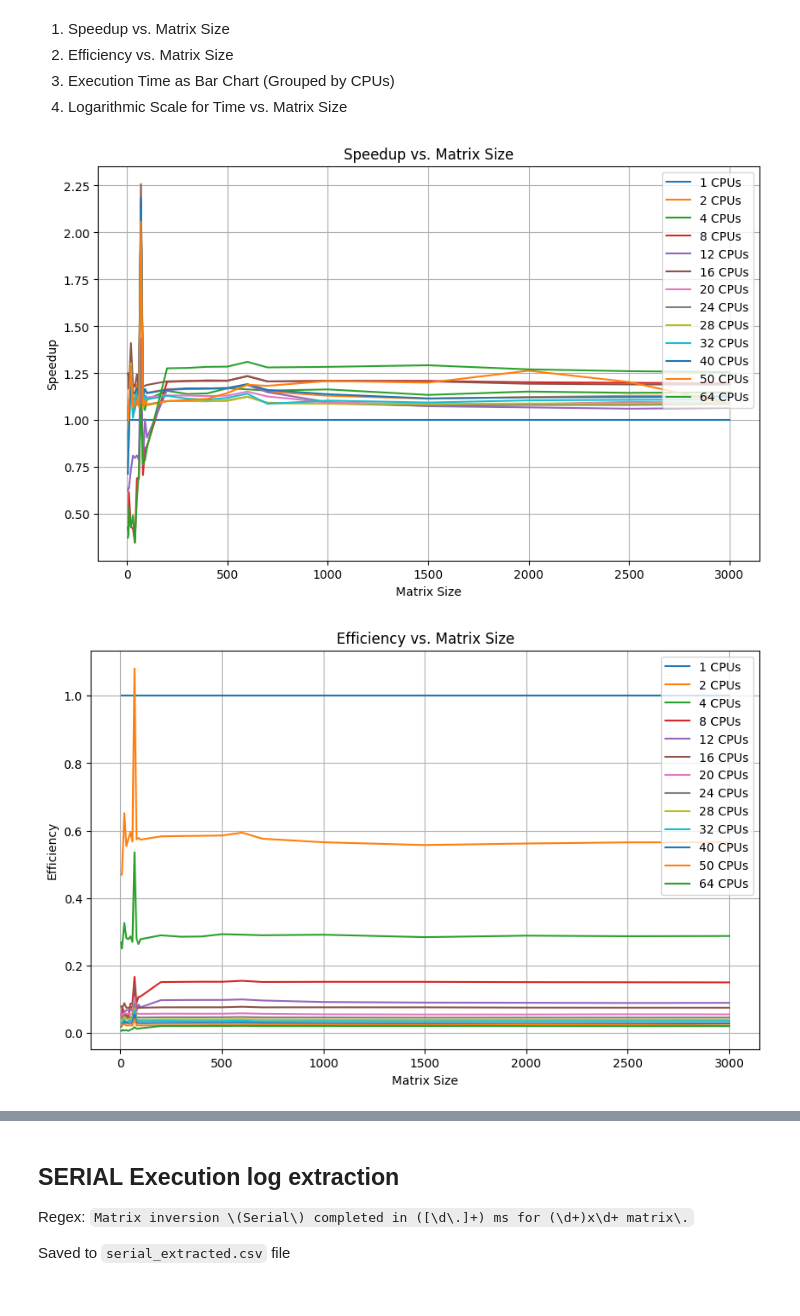
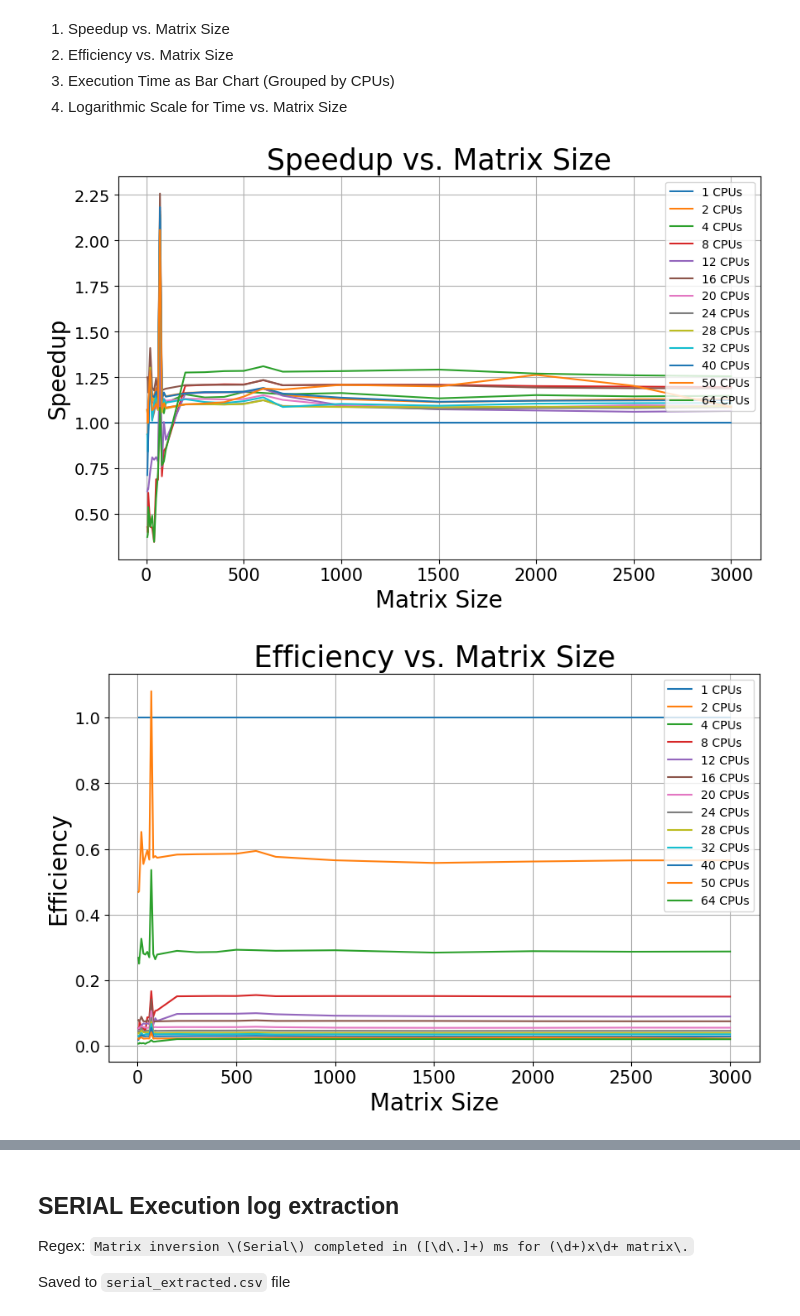
Before and after one commit to Adarsh-Johny/HPC.ParallelMatrixInversion, a Jupyter notebook: Metrics/calculate_performance_metrics.ipynb, the cells around one changed output, grey strips where cells are left out. Drawn from its saved outputs; the diff is of its cells as text; code cells hidden in the pictures.

Commit message:
Update plotting font sizes

```diff
--- a/Metrics/calculate_performance_metrics.ipynb
+++ b/Metrics/calculate_performance_metrics.ipynb
@@ -362,9 +384,11 @@ for ncpu, (matrix_sizes, times) in cpu_data.items():
     speedup = [baseline_times[i] / t for i, t in enumerate(times)]
     plt.plot(matrix_sizes, speedup, label=f"{ncpu} CPUs")
 
-plt.title("Speedup vs. Matrix Size")
-plt.xlabel("Matrix Size")
-plt.ylabel("Speedup")
+plt.title("Speedup vs. Matrix Size", fontsize=25)
+plt.xlabel("Matrix Size", fontsize=20)
+plt.ylabel("Speedup", fontsize=20)
+plt.xticks(fontsize=15)
+plt.yticks(fontsize=14)
 plt.legend()
 plt.grid(True)
 plt.show()
@@ -376,42 +400,48 @@ for ncpu, (matrix_sizes, times) in cpu_data.items():
     efficiency = [s / ncpu for s in speedup]
     plt.plot(matrix_sizes, efficiency, label=f"{ncpu} CPUs")
 
-plt.title("Efficiency vs. Matrix Size")
-plt.xlabel("Matrix Size")
-plt.ylabel("Efficiency")
+plt.title("Efficiency vs. Matrix Size", fontsize=25)
+plt.xlabel("Matrix Size", fontsize=20)
+plt.ylabel("Efficiency", fontsize=20)
+plt.xticks(fontsize=15)
+plt.yticks(fontsize=14)
 plt.legend()
 plt.grid(True)
 plt.show()
 
 # 3. Execution Time as Bar Chart (Grouped by CPUs)
 matrix_sizes = baseline_sizes
 x = np.arange(len(matrix_sizes))
 width = 0.1
 
 plt.figure(figsize=(12, 6))
 for i, (ncpu, (matrix_sizes, times)) in enumerate(cpu_data.items()):
     plt.bar(x + i * width, times, width, label=f"{ncpu} CPUs")
 
-plt.title("Execution Time for Different Matrix Sizes")
-plt.xlabel("Matrix Size")
-plt.ylabel("Time (ms)")
+plt.title("Execution Time for Different Matrix Sizes", fontsize=25)
+plt.xlabel("Matrix Size", fontsize=20)
+plt.ylabel("Time (ms)", fontsize=20)
+plt.xticks(fontsize=15)
+plt.yticks(fontsize=14)
 plt.xticks(x + width * (len(cpu_data) - 1) / 2, matrix_sizes)
 plt.legend()
 plt.grid(True)
 plt.show()
 
 # 4. Logarithmic Scale for Time vs. Matrix Size
 plt.figure(figsize=(10, 6))
 for ncpu, (matrix_sizes, times) in cpu_data.items():
     plt.plot(matrix_sizes, times, label=f"{ncpu} CPUs")
 
 plt.yscale("log")
-plt.title("Execution Time vs. Matrix Size (Log Scale)")
-plt.xlabel("Matrix Size")
-plt.ylabel("Time (ms)")
+plt.title("Execution Time vs. Matrix Size (Log Scale)", fontsize=25)
+plt.xlabel("Matrix Size", fontsize=20)
+plt.ylabel("Time (ms)", fontsize=20)
+plt.xticks(fontsize=15)
+plt.yticks(fontsize=14)
 plt.legend()
 plt.grid(True, which="both", linestyle="--")
 plt.show()
 # %% [output]
-[figure, old version]
+[figure, new version]
-[figure, old version]
+[figure, new version]
```
Also changed, not shown: parts of 7 cells of this notebook.
